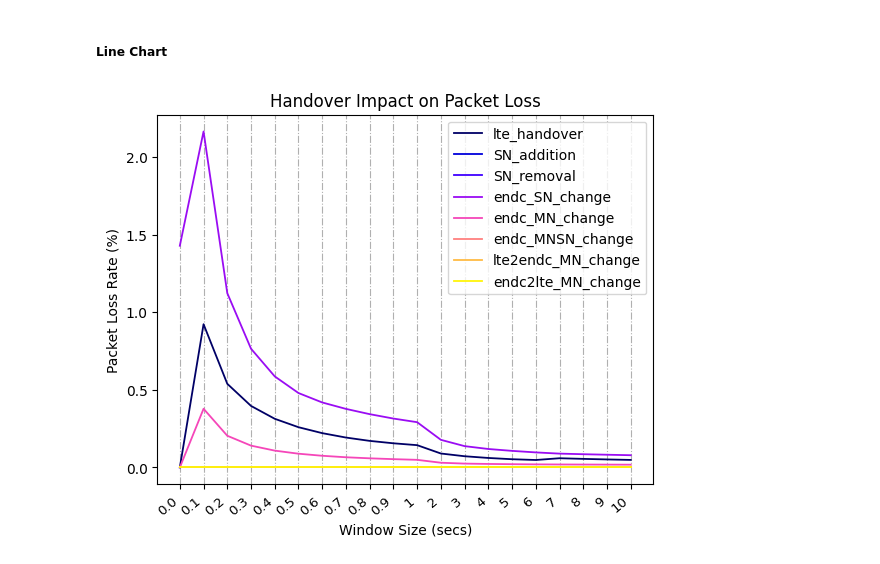
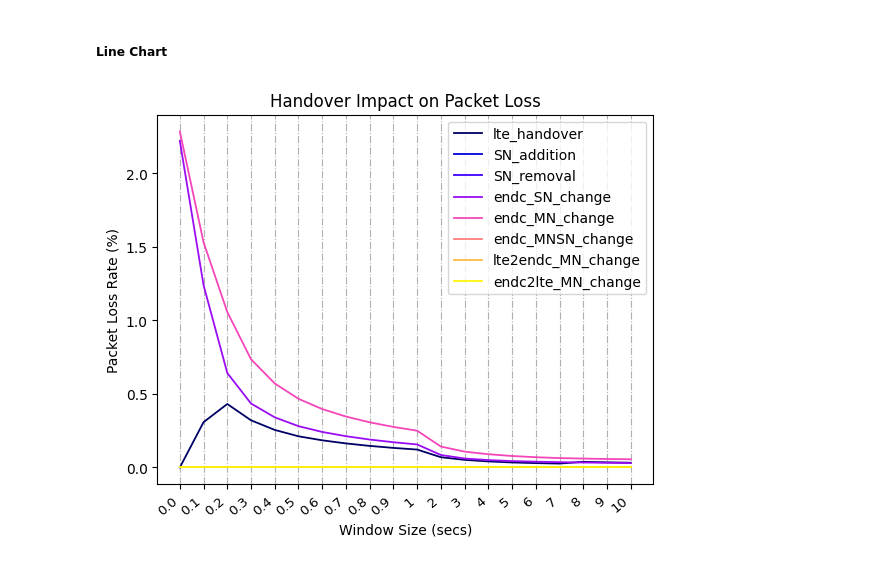
Before and after one commit to mollyy0514/wmnl-handoff-research, a Jupyter notebook: Analysis/udp_visualization.ipynb, the cells around one changed output. Saved outputs shown, nothing was run; the diff lists cells and outputs as text; code cells hidden in the pictures.

```diff
--- a/Analysis/udp_visualization.ipynb
+++ b/Analysis/udp_visualization.ipynb
@@ -749,8 +749,8 @@ plt.show()
 # %%
 # df = pd.read_csv("/home/wmnlab/D/database/2022-10-11/_Bandlock_Udp/sm03/#01/analysis/udp-loss-classify-50p/dwnlnk_loss_ho_classify_total.csv")
 # df = pd.read_csv("/home/wmnlab/D/database/2022-10-11/_Bandlock_Udp/sm04/#01/analysis/udp-loss-classify-50p/dwnlnk_loss_ho_classify_total.csv")
-df = pd.read_csv("/home/wmnlab/D/database/2022-10-11/_Bandlock_Udp/sm05/#01/analysis/udp-loss-classify-50p/dwnlnk_loss_ho_classify_total.csv")
-# df = pd.read_csv("/home/wmnlab/D/database/2022-10-11/_Bandlock_Udp/sm06/#01/analysis/udp-loss-classify-50p/dwnlnk_loss_ho_classify_total.csv")
+# df = pd.read_csv("/home/wmnlab/D/database/2022-10-11/_Bandlock_Udp/sm05/#01/analysis/udp-loss-classify-50p/dwnlnk_loss_ho_classify_total.csv")
+df = pd.read_csv("/home/wmnlab/D/database/2022-10-11/_Bandlock_Udp/sm06/#01/analysis/udp-loss-classify-50p/dwnlnk_loss_ho_classify_total.csv")
 # df = pd.read_csv("/home/wmnlab/D/database/2022-10-11/_Bandlock_Udp/sm07/#01/analysis/udp-loss-classify-50p/dwnlnk_loss_ho_classify_total.csv")
 # df = pd.read_csv("/home/wmnlab/D/database/2022-10-11/_Bandlock_Udp/sm08/#01/analysis/udp-loss-classify-50p/dwnlnk_loss_ho_classify_total.csv")
 
@@ -766,31 +766,31 @@ yy = []
 
 for i, _type in enumerate(ho_types):
     yy.append([])
     for j, wsize in enumerate(ss):
         _packet_num = int(df.loc[5*j+2, 'before_{}'.format(_type)]) + int(df.loc[5*j+2, 'during_{}'.format(_type)]) + int(df.loc[5*j+2, 'after_{}'.format(_type)])
         _loss_num = int(df.loc[5*j+3, 'before_{}'.format(_type)]) + int(df.loc[5*j+3, 'during_{}'.format(_type)]) + int(df.loc[5*j+3, 'after_{}'.format(_type)])
         yy[i].append(_loss_num / (_packet_num + 1e-9) * 100)
 
 ### Plotting
 fig, ax = plt.subplots()
 
 cmap = bpy_color_palette(8, 0.2)
 color_list = [matplotlib.colors.to_hex(cmap(i)) for i in range(cmap.N)]
 color_dict = {_type : color for color, _type in zip(color_list, ho_types)}
 
 for i, _type in enumerate(ho_types):
     ax.plot(x, yy[i], color_list[i], linewidth=1.3, label=_type)
 
 # Add some text for labels, title and custom x-axis tick labels, etc.
 ax.set_xticks(x, labels)
 ax.set_xticklabels(ax.get_xticklabels(), rotation=40, fontsize=9.5, ha="right")
 
 ax.set_xlabel('Window Size (secs)')
 ax.set_ylabel('Packet Loss Rate (%)')
 ax.set_title('Handover Impact on Packet Loss')
 ax.grid(axis='x', linestyle='-.')
 ax.legend()
 
 plt.show()
 # %% [output]
-[figure, old version]
+[figure, new version]
```
Also changed, not shown: 17 other files.
